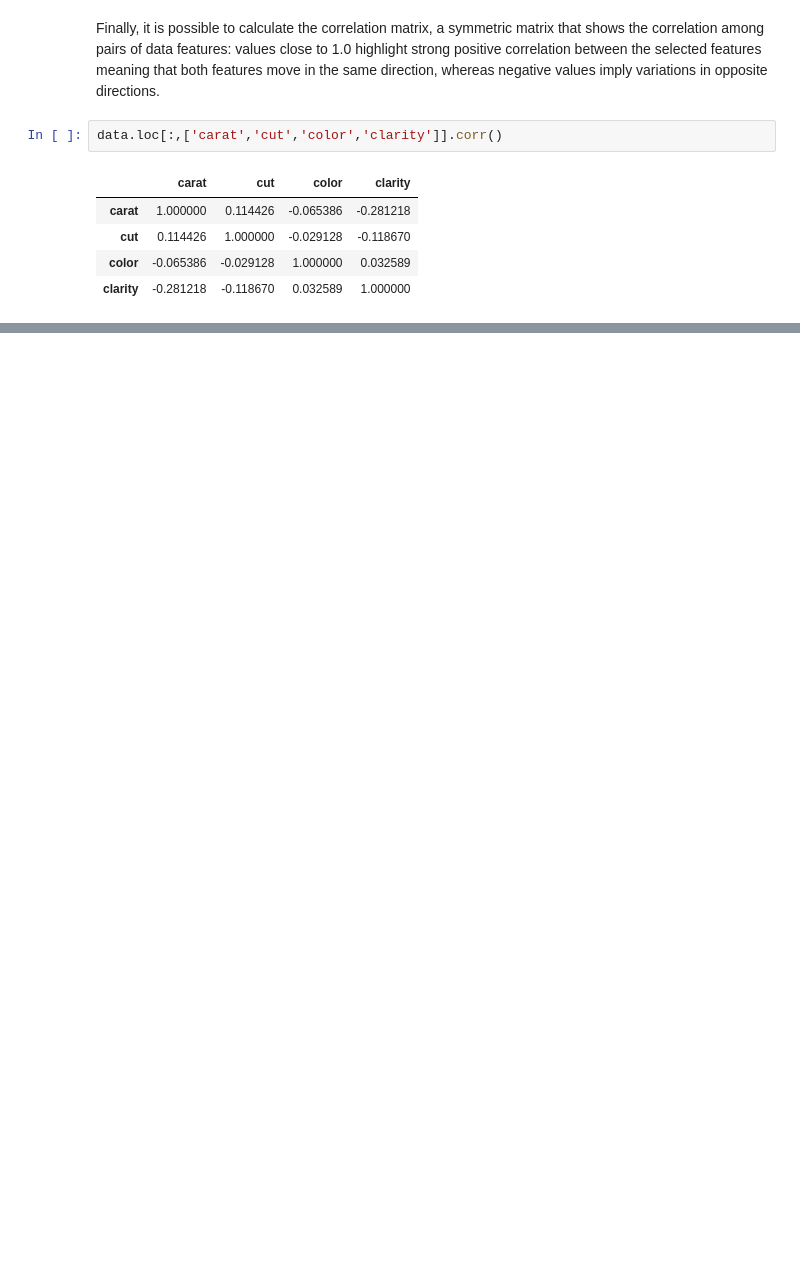
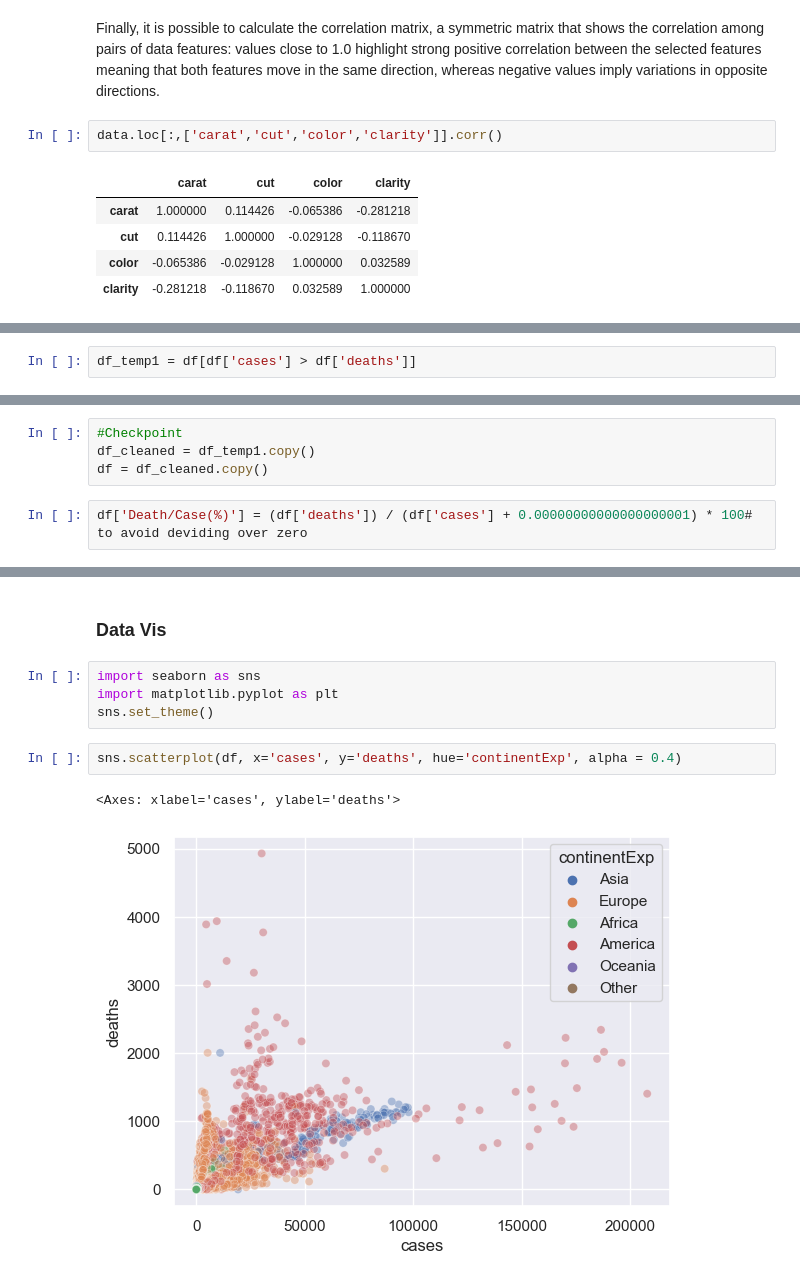
Before and after one commit to Ajandaghian/Polimi, a Jupyter notebook: ML - Machine Learning (VERCELLIS CARLO) /ML Lab/x01_Assignment/Assignement.ipynb, the cells around one changed output, grey strips where cells are left out. Saved outputs shown, nothing was run; the diff lists cells and outputs as text; blank space fills up the shorter version.

```diff
--- a/ML - Machine Learning (VERCELLIS CARLO) /ML Lab/x01_Assignment/Assignement.ipynb
+++ b/ML - Machine Learning (VERCELLIS CARLO) /ML Lab/x01_Assignment/Assignement.ipynb
@@ -248,0 +330,2 @@ Following the example provided above, perform a complete data exploration task o
+# %%
+df_temp1 = df[df['cases'] > df['deaths']]
@@ -248,0 +336,6 @@ Following the example provided above, perform a complete data exploration task o
+# %%
+#Checkpoint
+df_cleaned = df_temp1.copy()
+df = df_cleaned.copy()
+# %%
+df['Death/Case(%)'] = (df['deaths']) / (df['cases'] + 0.00000000000000000001) * 100# to avoid deviding over zero
@@ -248,0 +363,11 @@ Following the example provided above, perform a complete data exploration task o
+# %% [markdown]
+### Data Vis
+# %%
+import seaborn as sns
+import matplotlib.pyplot as plt
+sns.set_theme()
+# %%
+sns.scatterplot(df, x='cases', y='deaths', hue='continentExp', alpha = 0.4)
+# %% [output]
+<Axes: xlabel='cases', ylabel='deaths'>
+[figure, added]
```
Also changed, not shown: parts of 25 cells of this notebook, 6 other files.
